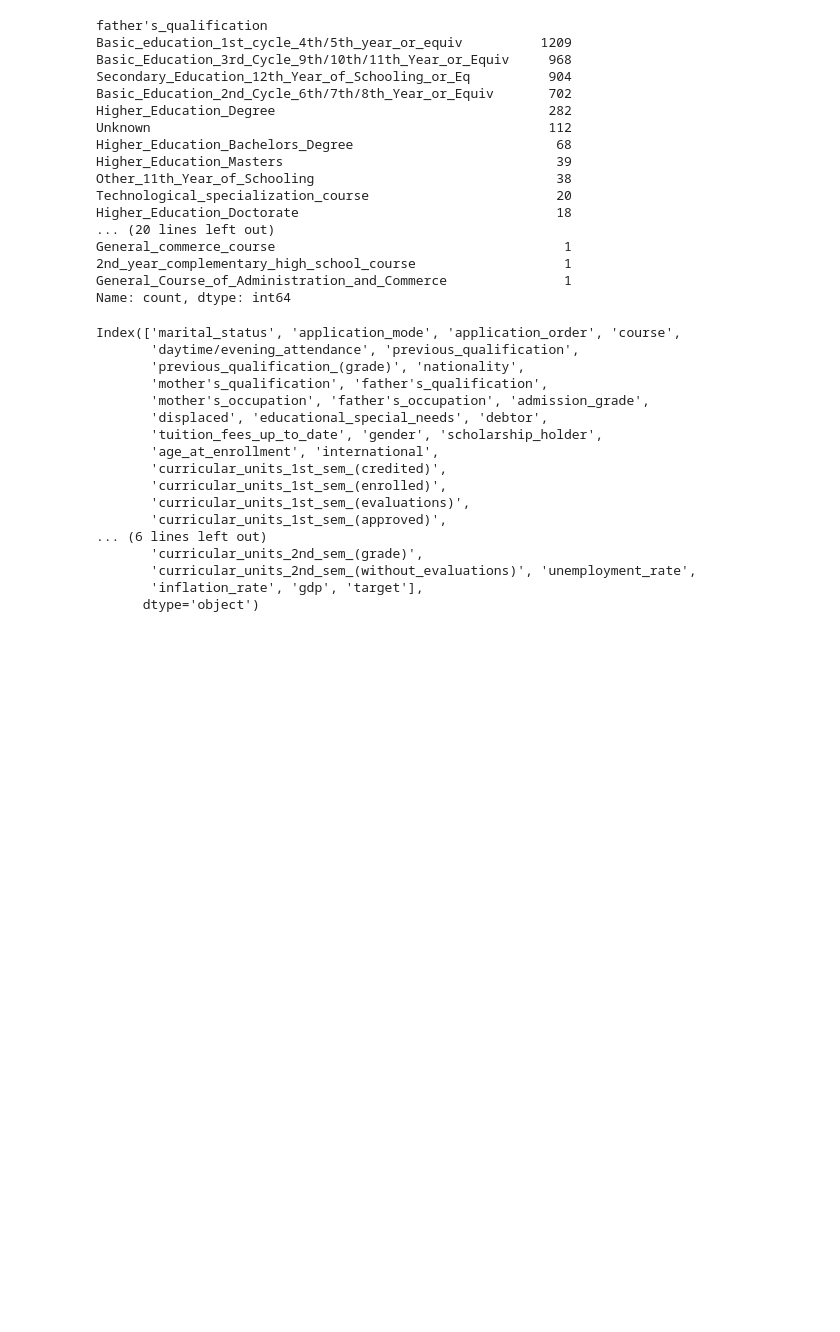
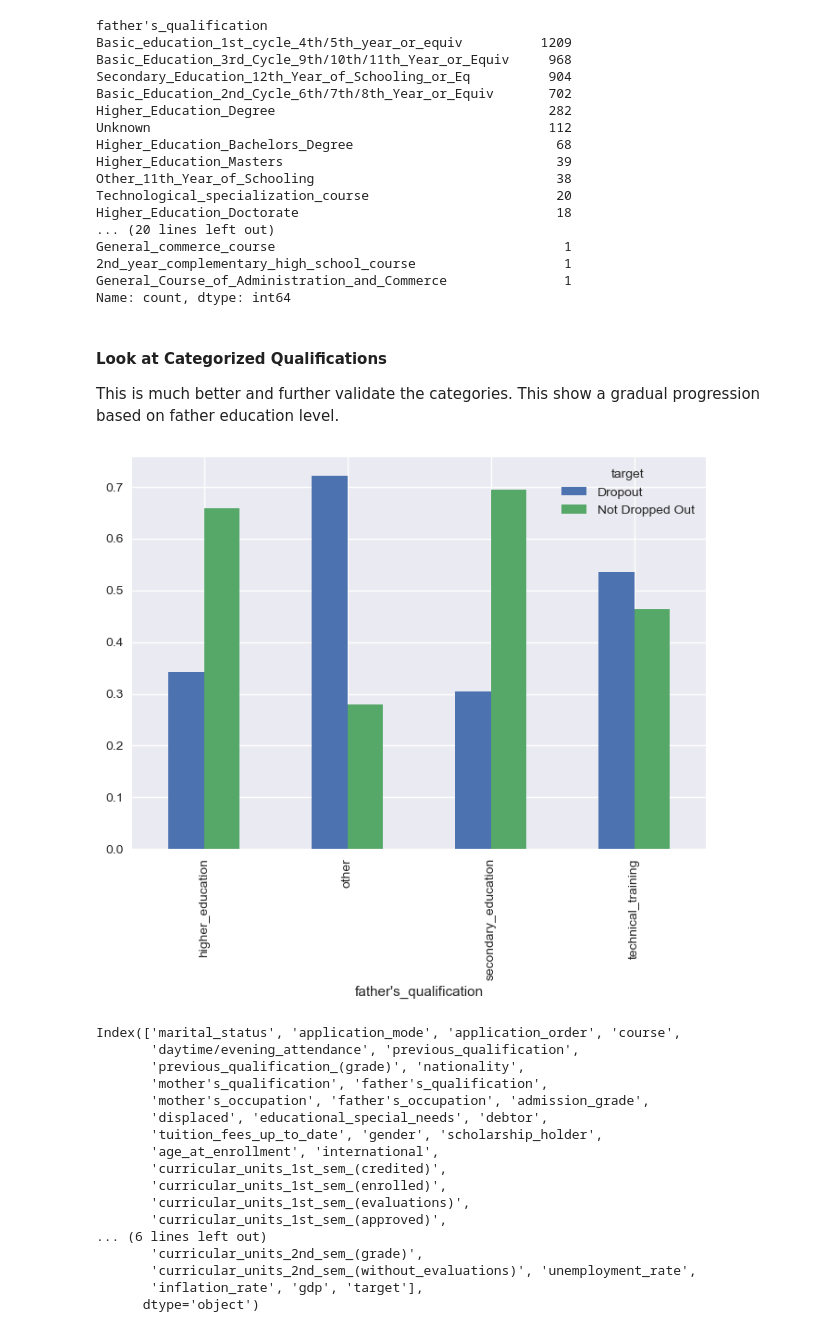
Before and after one commit to AndreJacobsPy/ai-academy-capstone, a Jupyter notebook: exploration.ipynb, the cells around one changed output. Drawn from its saved outputs; the diff is of its cells as text; code cells hidden in the pictures; blank space fills up the shorter version.

```diff
--- a/exploration.ipynb
+++ b/exploration.ipynb
@@ -1631,6 +1631,29 @@ General_commerce_course                                     1
 2nd_year_complementary_high_school_course                   1
 General_Course_of_Administration_and_Commerce               1
 Name: count, dtype: int64
+# %% [markdown]
+#### Look at Categorized Qualifications
+
+ This is much better and further validate the categories. This show a gradual progression based on father education level.
+# %%
+father_mapper = {
+    1: "secondary_education", 2: "higher_education", 3: "higher_education", 4: "higher_education",
+    5: "higher_education", 6: "higher_education", 9: "secondary_education", 10: "secondary_education",
+    11: "secondary_education", 12: "secondary_education", 13: "secondary_education", 14: "secondary_education",
+    18: "technical_training", 19: "secondary_education", 20: "secondary_education", 22: "technical_training",
+    25: "secondary_education", 26: "secondary_education", 27: "secondary_education", 29: "secondary_education",
+    30: "secondary_education", 31: "technical_training", 33: "technical_training", 34: "other",
+    35: "other", 36: "other", 37: "secondary_education", 38: "secondary_education", 39: "technical_training",
+    40: "higher_education", 41: "higher_education", 42: "technical_training", 43: "higher_education",
+    44: "higher_education"
+}
+# %%
+father_categories_df = binary_df.copy()
+father_categories_df["father\'s_qualification"] = father_categories_df["father\'s_qualification"].map(father_mapper)
+group_data_for_plotting(father_categories_df, "father\'s_qualification").plot(kind="bar")
+plt.show()
+# %% [output]
+[figure, added]
 # %%
 df.columns
 # %% [output]
```
Also changed, not shown: parts of 33 cells of this notebook.
